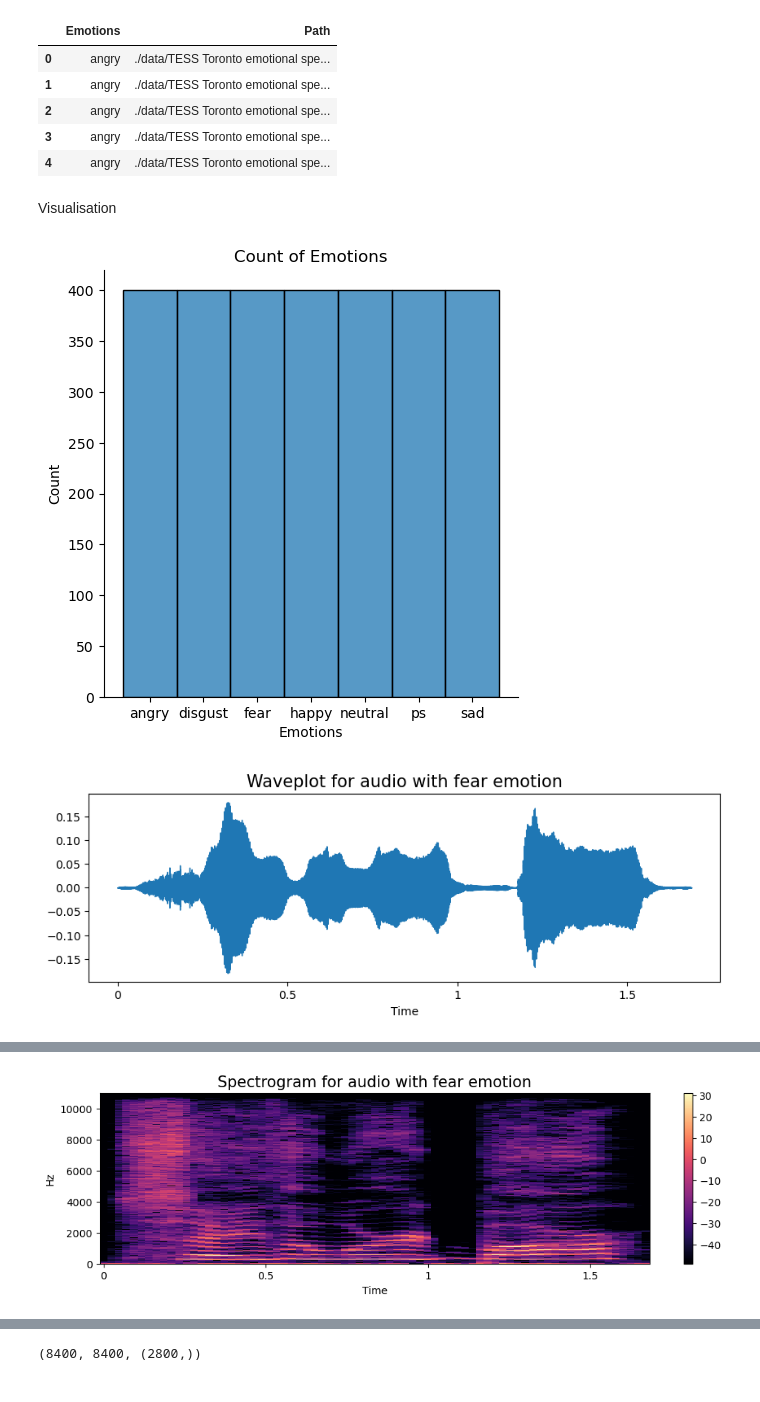
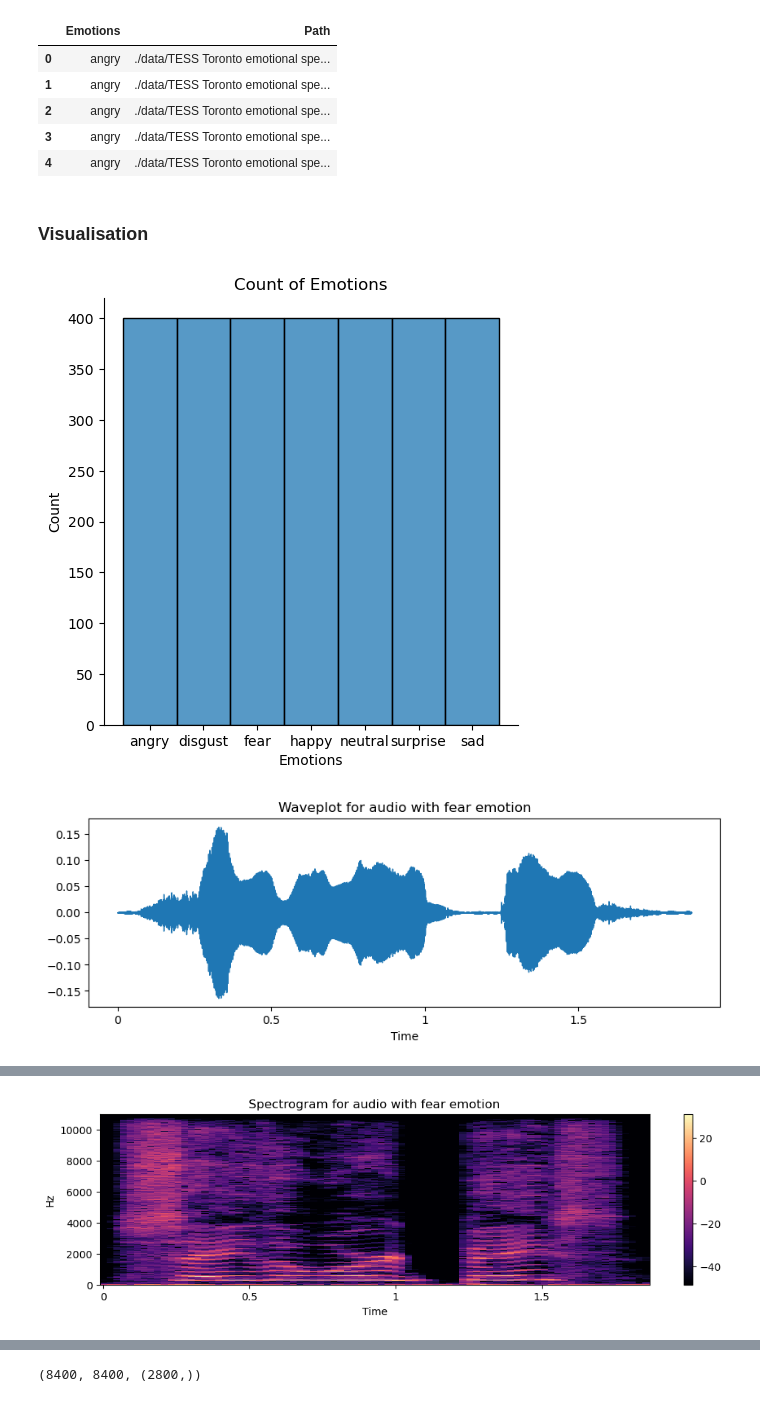
Before and after one commit to SDHAKAL07/speech_recognition, a Jupyter notebook: Speech Recognition (MFCC).ipynb, the cells around one changed output, grey strips where cells are left out. Cells and saved outputs as stored; diff of their text form; code cells hidden in the pictures.

```diff
--- a/Speech Recognition (MFCC).ipynb
+++ b/Speech Recognition (MFCC).ipynb
@@ -36,7 +44,10 @@ for dir in tess_directory_list:
     for file in directories:
         part = file.split('.')[0]
         part = part.split('_')[2]
-        file_emotion.append(part)
+        if part=='ps':
+            file_emotion.append('surprise')
+        else:
+            file_emotion.append(part)
         file_path.append(Data + dir + '/' + file)
 
 # dataframe for emotion of files
@@ -57,7 +68,7 @@ data_path.head()
 | 3 | angry | ./data/TESS Toronto emotional spe... |
 | 4 | angry | ./data/TESS Toronto emotional spe... |
 # %% [markdown]
-Visualisation
+###  Visualisation
 # %%
 sns.displot(data_path.Emotions)
 plt.ylabel('Count', size=10)
@@ -66,11 +77,11 @@ sns.despine(top=True, right=True, left=False, bottom=False)
 plt.title('Count of Emotions', size=12)
 plt.show()
 # %% [output]
-[figure, old version]
+[figure, new version]
 # %%
 def create_waveplot(data, sr, e):
     plt.figure(figsize=(10, 3))
-    plt.title('Waveplot for audio with {} emotion'.format(e), size=15)
+    plt.title('Waveplot for audio with {} emotion'.format(e), size=12)
     librosa.display.waveshow(data, sr=sr)
     plt.show()
 
@@ -79,20 +90,19 @@ def create_spectrogram(data, sr, e):
     X = librosa.stft(data)
     Xdb = librosa.amplitude_to_db(abs(X))
     plt.figure(figsize=(12, 3))
-    plt.title('Spectrogram for audio with {} emotion'.format(e), size=15)
+    plt.title('Spectrogram for audio with {} emotion'.format(e), size=12)
     librosa.display.specshow(Xdb, sr=sr, x_axis='time', y_axis='hz')
-    #librosa.display.specshow(Xdb, sr=sr, x_axis='time', y_axis='log')
     plt.colorbar()
 # %%
 emotion='fear'
-path = np.array(data_path.Path[data_path.Emotions==emotion])[1]
+path = np.array(data_path.Path[data_path.Emotions==emotion])[2]
 data, sampling_rate = librosa.load(path)
 create_waveplot(data, sampling_rate, emotion)
 create_spectrogram(data, sampling_rate, emotion)
 Audio(path)
 # %% [output]
-[figure, old version]
+[figure, new version]
 [interactive output not drawn]
-[figure, old version]
+[figure, new version]
 # %%
 emotion='angry'
```
Also changed, not shown: parts of 24 cells of this notebook, 3 other files.
